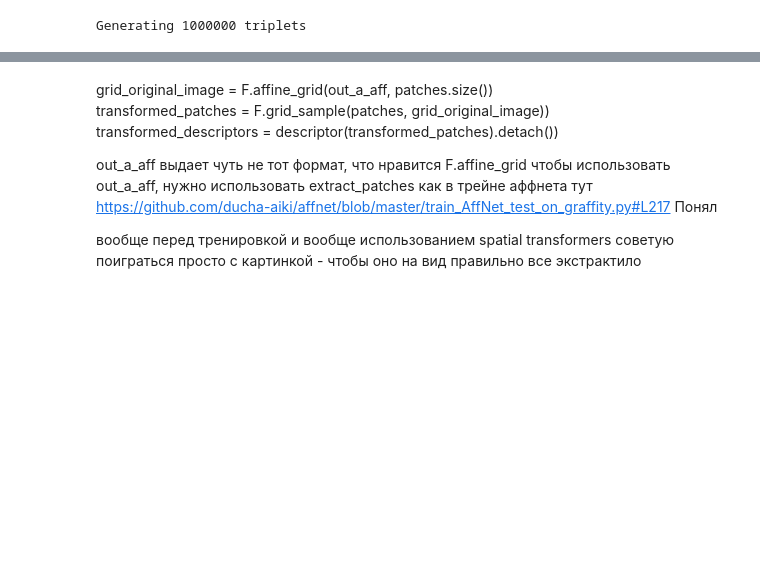
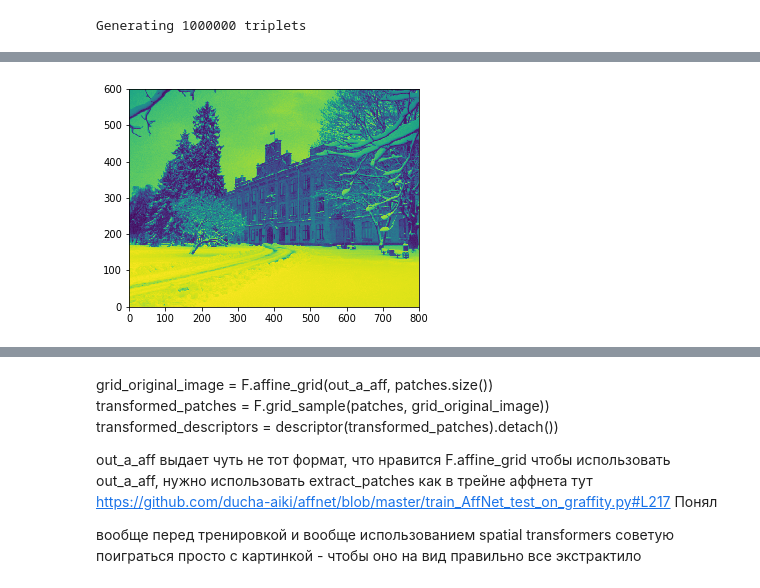
Before and after one commit to honcharov-danylo/deep_patches, a Jupyter notebook: affnet_experiments.ipynb, the cells around one changed output, grey strips where cells are left out. Saved outputs shown, nothing was run; the diff lists cells and outputs as text; code cells hidden in the pictures; blank space fills up the shorter version.

```diff
--- a/affnet_experiments.ipynb
+++ b/affnet_experiments.ipynb
@@ -453,0 +469,6 @@ class HiddenPrints:
+# %%
+%matplotlib inline
+plt.imshow(kpi_img[:,:,0],origin='lower')
+plt.show()
+# %% [output]
+[figure, added]
```
Also changed, not shown: parts of 13 cells of this notebook.
